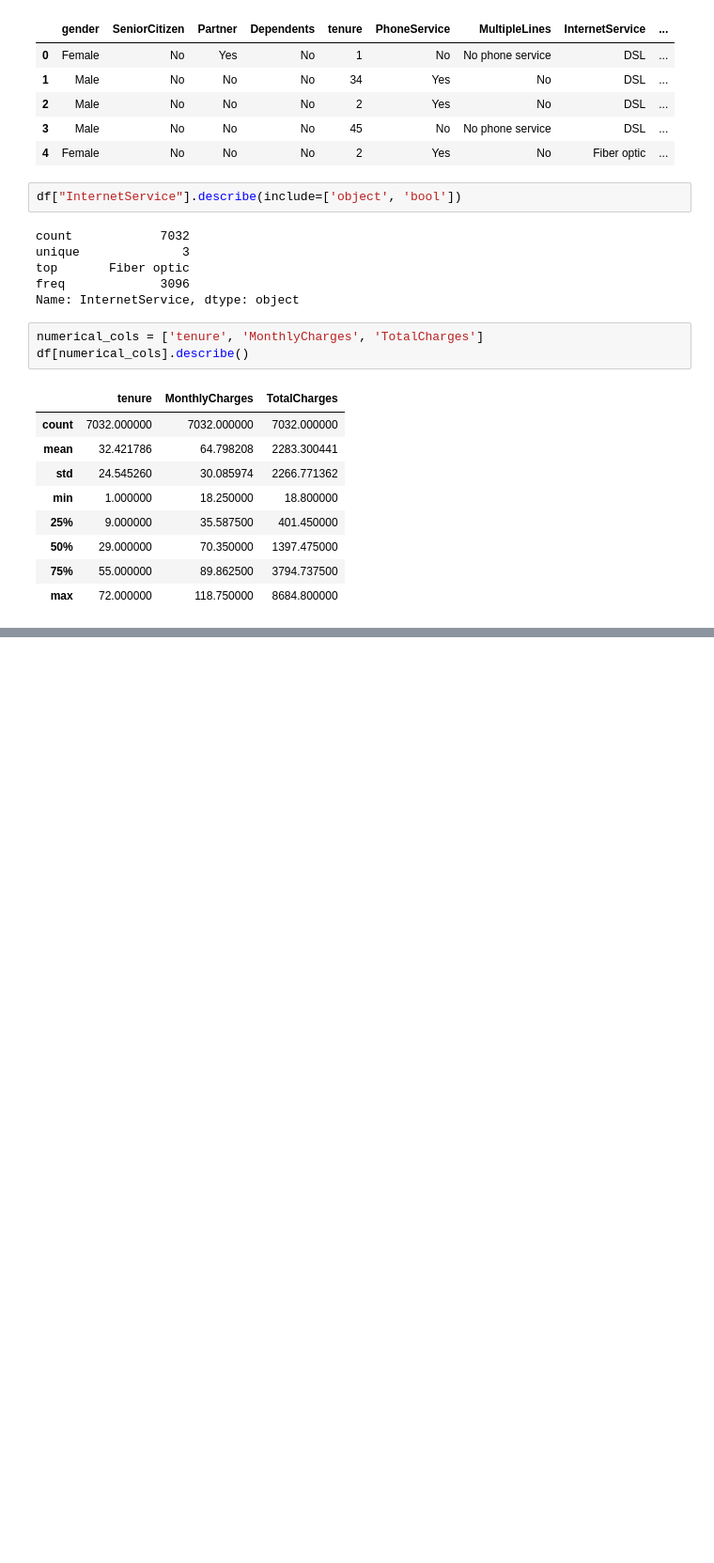
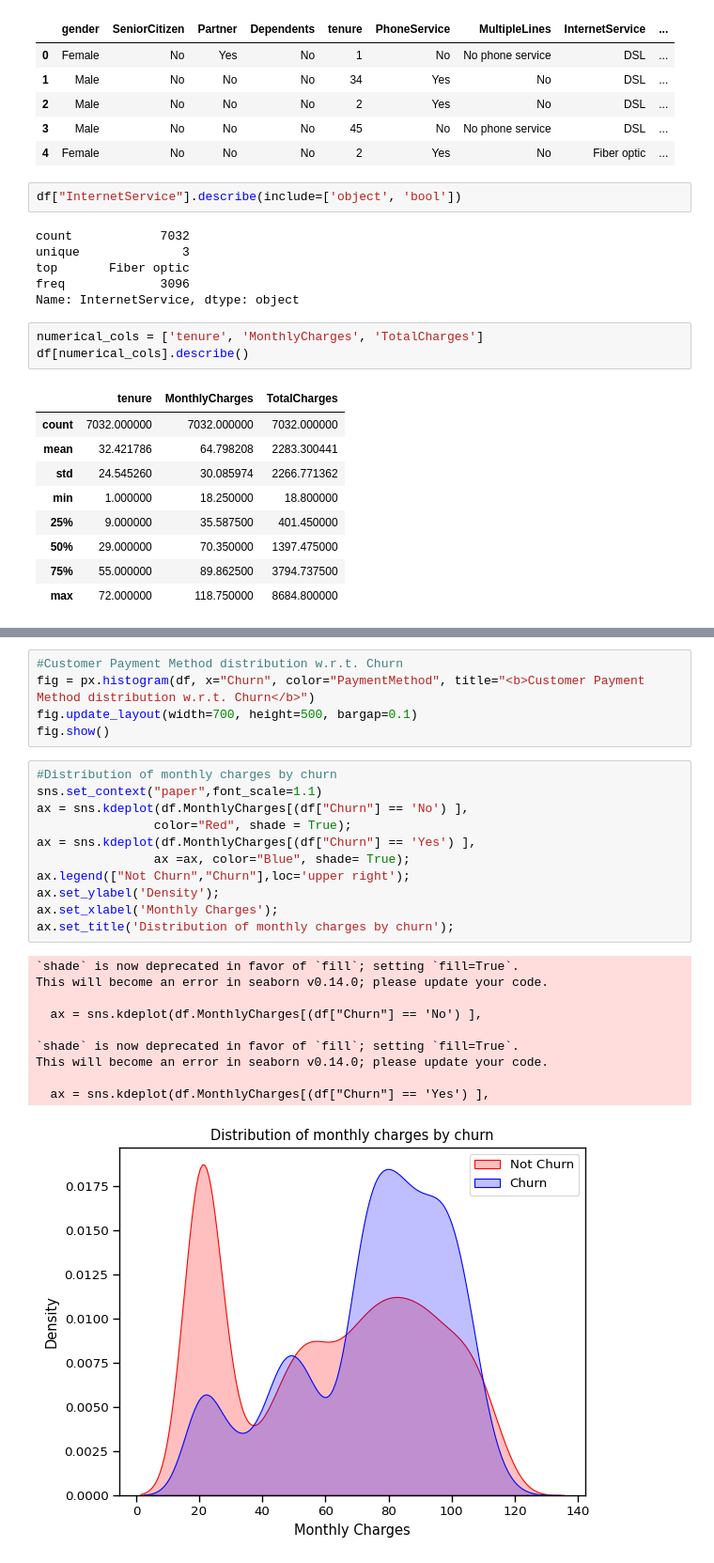
Before and after one commit to aalhadramteke/Customer-Churn-Prediction, a Jupyter notebook: main.ipynb, the cells around one changed output, grey strips where cells are left out. Shown at 94% size. Saved outputs shown, nothing was run; the diff lists cells and outputs as text; blank space fills up the shorter version.

Commit message:
Data Visualization

```diff
--- a/main.ipynb
+++ b/main.ipynb
@@ -231,0 +270,27 @@ df[numerical_cols].describe()
+# %%
+#Customer Payment Method distribution w.r.t. Churn
+fig = px.histogram(df, x="Churn", color="PaymentMethod", title="<b>Customer Payment Method distribution w.r.t. Churn</b>")
+fig.update_layout(width=700, height=500, bargap=0.1)
+fig.show()
+# %%
+#Distribution of monthly charges by churn
+sns.set_context("paper",font_scale=1.1)
+ax = sns.kdeplot(df.MonthlyCharges[(df["Churn"] == 'No') ],
+                color="Red", shade = True);
+ax = sns.kdeplot(df.MonthlyCharges[(df["Churn"] == 'Yes') ],
+                ax =ax, color="Blue", shade= True);
+ax.legend(["Not Churn","Churn"],loc='upper right');
+ax.set_ylabel('Density');
+ax.set_xlabel('Monthly Charges');
+ax.set_title('Distribution of monthly charges by churn');
+# %% [output]
+`shade` is now deprecated in favor of `fill`; setting `fill=True`.
+This will become an error in seaborn v0.14.0; please update your code.
+
+  ax = sns.kdeplot(df.MonthlyCharges[(df["Churn"] == 'No') ],
+
+`shade` is now deprecated in favor of `fill`; setting `fill=True`.
+This will become an error in seaborn v0.14.0; please update your code.
+
+  ax = sns.kdeplot(df.MonthlyCharges[(df["Churn"] == 'Yes') ],
+[figure, added]
```
Also changed, not shown: parts of 7 cells of this notebook.
